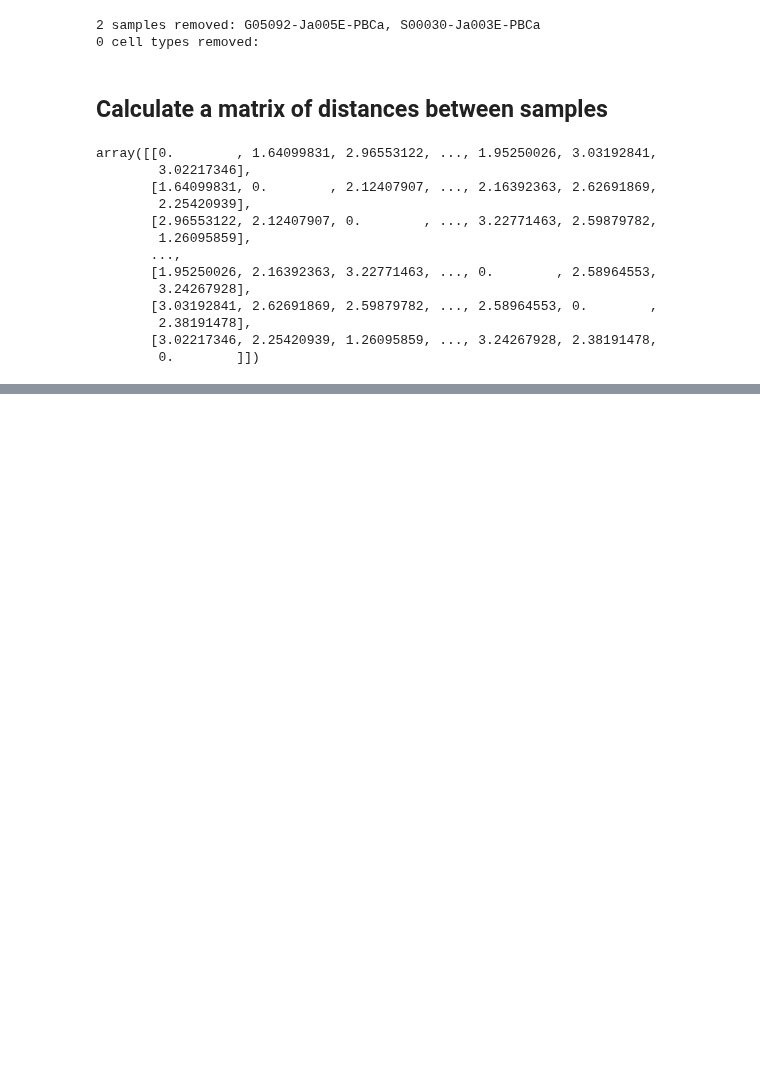
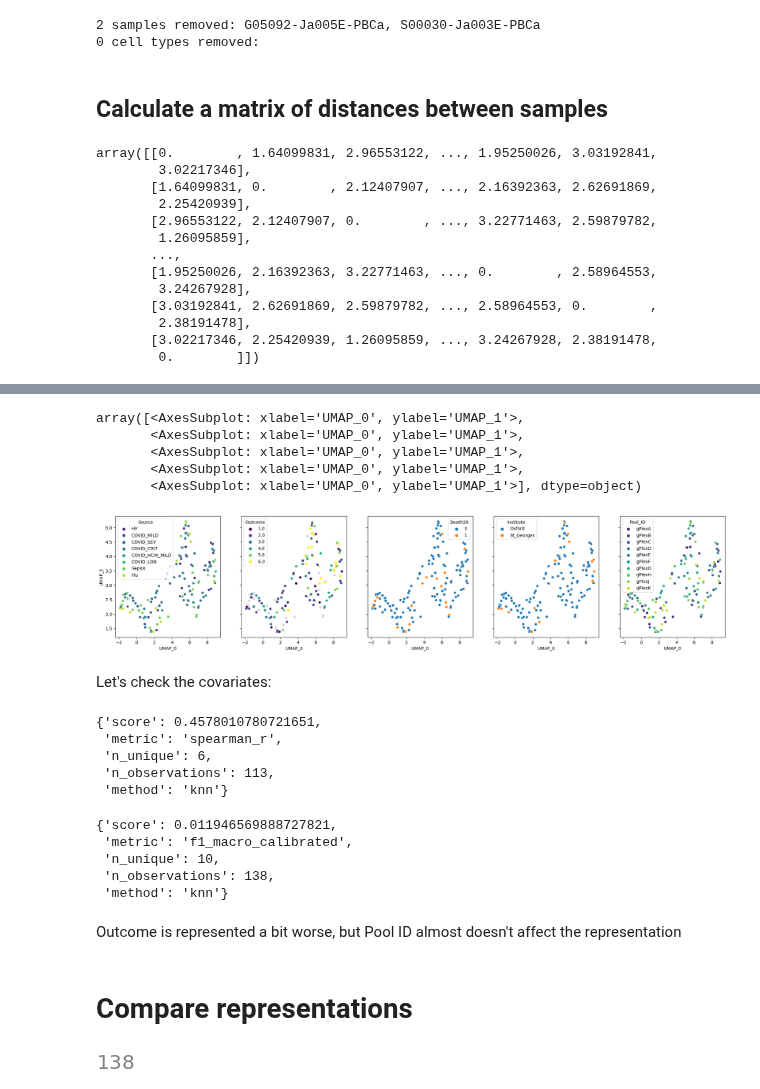
Before and after one commit to lueckenlab/patpy, a Jupyter notebook: docs/notebooks/representation_methods_example.ipynb, the cells around one changed output, grey strips where cells are left out. Cells and saved outputs as stored; diff of their text form; code cells hidden in the pictures; blank space fills up the shorter version.

```diff
--- a/docs/notebooks/representation_methods_example.ipynb
+++ b/docs/notebooks/representation_methods_example.ipynb
@@ -175,0 +254,7 @@ OMP: Info #276: omp_set_nested routine deprecated, please use omp_set_max_active
+# %%
+pilot = pr.tl.PILOT(
+    sample_key=sample_id_col,
+    cells_type_key=cell_type_key,
+    layer="X_scVI",
+    patient_state_col="Outcome"  # It is not used for distances calculation and doesn't really matter
+)
@@ -175,0 +282,9 @@ OMP: Info #276: omp_set_nested routine deprecated, please use omp_set_max_active
+# %%
+pilot.plot_embedding(method="UMAP", metadata_cols=samples_metadata_cols)
+# %% [output]
+array([<AxesSubplot: xlabel='UMAP_0', ylabel='UMAP_1'>,
+       <AxesSubplot: xlabel='UMAP_0', ylabel='UMAP_1'>,
+       <AxesSubplot: xlabel='UMAP_0', ylabel='UMAP_1'>,
+       <AxesSubplot: xlabel='UMAP_0', ylabel='UMAP_1'>,
+       <AxesSubplot: xlabel='UMAP_0', ylabel='UMAP_1'>], dtype=object)
+[figure, added]
@@ -175,0 +295,22 @@ OMP: Info #276: omp_set_nested routine deprecated, please use omp_set_max_active
+# %% [markdown]
+Let's check the covariates:
+# %%
+pilot.evaluate_representation(target="Outcome", method="knn", n_neighbors=5, task="ranking")
+# %% [output]
+{'score': 0.4578010780721651,
+ 'metric': 'spearman_r',
+ 'n_unique': 6,
+ 'n_observations': 113,
+ 'method': 'knn'}
+# %%
+pilot.evaluate_representation(target="Pool_ID", method="knn", n_neighbors=5, task="classification")
+# %% [output]
+{'score': 0.011946569888727821,
+ 'metric': 'f1_macro_calibrated',
+ 'n_unique': 10,
+ 'n_observations': 138,
+ 'method': 'knn'}
+# %% [markdown]
+Outcome is represented a bit worse, but Pool ID almost doesn't affect the representation
+# %% [markdown]
+# Compare representations
@@ -175,0 +342,6 @@ OMP: Info #276: omp_set_nested routine deprecated, please use omp_set_max_active
+# %%
+combat_samples = list(set(adata.uns[f"{method}_samples"]) for method in combat_methods)
+combat_samples = list(set.intersection(*combat_samples))
+len(combat_samples)
+# %% [output]
+[figure, added]
```
Also changed, not shown: parts of 38 cells of this notebook.
